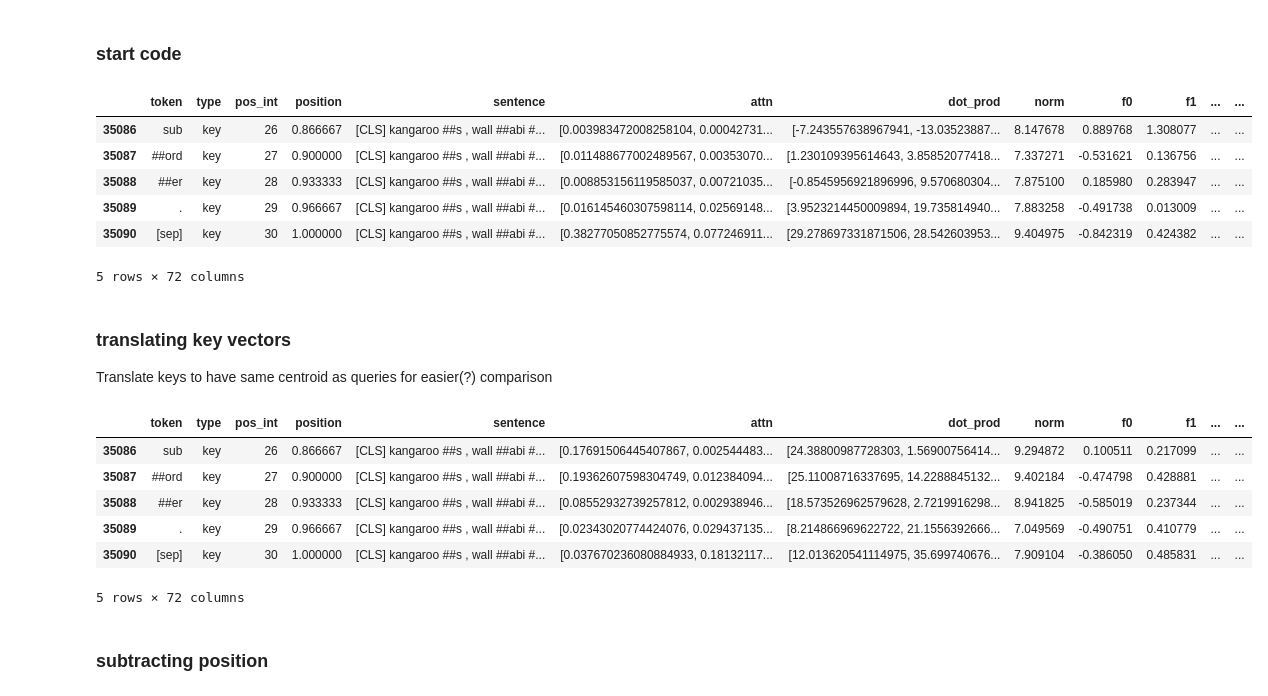
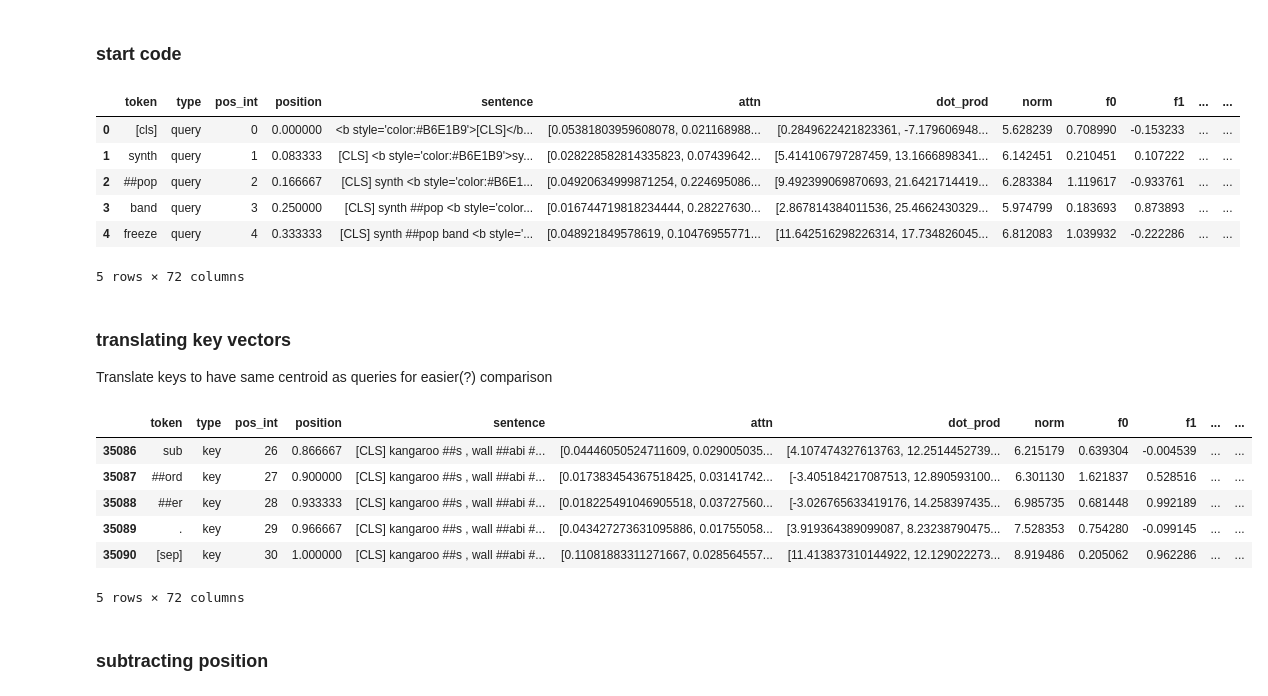
Before and after one commit to catherinesyeh/attention-exploration, a Jupyter notebook: attention.ipynb, the cells around one changed output. Cells and saved outputs as stored; diff of their text form; code cells hidden in the pictures.

```diff
--- a/attention.ipynb
+++ b/attention.ipynb
@@ -1671,41 +1671,39 @@ def make_df(layer, head):
 
     # norms
     norms_q = []
     norms_k = []
     for i in range(len(queries[layer][head])):
         q = queries[layer][head][i]
         k = keys[layer][head][i]
         norms_q.append(np.linalg.norm(q))
         norms_k.append(np.linalg.norm(k))
     df["norm"] = norms_q + norms_k
 
     # df = pd.concat([df.iloc[:5021], df.iloc[30070:30070+5021]]) # only get first X keys + queries
 
     for i in range(vec_size): # store q/k vector values
         qs = [queries[layer][head][j][i] for j in range(num_tokens)]
         ks = [keys[layer][head][j][i] for j in range(num_tokens)]
-        qs = [queries[layer][head][j][i] for j in range(num_tokens)]
-        ks = [keys[layer][head][j][i] for j in range(num_tokens)]
         df["f" + str(i)] = qs + ks # add to dataframe
 
     # comment out line below if want all 60k data points
     df = pd.concat([df.iloc[:5021], df.iloc[30070:30070+5021]]) # only get first X keys + queries
     # df = pd.concat([df.iloc[:5024], df.iloc[30085:30085+5024]]) # only get first X keys + queries
     # print(len(df))
     # df_lab = df.iloc[:, :8].copy() # get label cols only
-    df.to_csv('test.tsv', sep="\t", index=False)
+    # df.to_csv('test.tsv', sep="\t", index=False)
     # df_lab.to_csv('layer' + str(layer) + '/labels' + str(head) + '.tsv', sep="\t", index=False) # save labels to file
 
     return df
 
 # testing
-df = make_df(3, 3)
-df.tail()
+df = make_df(0, 0)
+df.head()
 # %% [output]
 |  | token | type | pos_int | position | sentence | attn | dot_prod | norm | f0 | f1 | ... | ... |
-| 35086 | sub | key | 26 | 0.866667 | [CLS] kangaroo ##s , wall ##abi #... | [0.003983472008258104, 0.00042731... | [-7.243557638967941, -13.03523887... | 8.147678 | 0.889768 | 1.308077 | ... | ... |
-| 35087 | ##ord | key | 27 | 0.900000 | [CLS] kangaroo ##s , wall ##abi #... | [0.011488677002489567, 0.00353070... | [1.230109395614643, 3.85852077418... | 7.337271 | -0.531621 | 0.136756 | ... | ... |
-| 35088 | ##er | key | 28 | 0.933333 | [CLS] kangaroo ##s , wall ##abi #... | [0.008853156119585037, 0.00721035... | [-0.8545956921896996, 9.570680304... | 7.875100 | 0.185980 | 0.283947 | ... | ... |
-| 35089 | . | key | 29 | 0.966667 | [CLS] kangaroo ##s , wall ##abi #... | [0.016145460307598114, 0.02569148... | [3.9523214450009894, 19.735814940... | 7.883258 | -0.491738 | 0.013009 | ... | ... |
-| 35090 | [sep] | key | 30 | 1.000000 | [CLS] kangaroo ##s , wall ##abi #... | [0.38277050852775574, 0.077246911... | [29.278697331871506, 28.542603953... | 9.404975 | -0.842319 | 0.424382 | ... | ... |
+| 0 | [cls] | query | 0 | 0.000000 | <b style='color:#B6E1B9'>[CLS]</b... | [0.05381803959608078, 0.021168988... | [0.2849622421823361, -7.179606948... | 5.628239 | 0.708990 | -0.153233 | ... | ... |
+| 1 | synth | query | 1 | 0.083333 | [CLS] <b style='color:#B6E1B9'>sy... | [0.028228582814335823, 0.07439642... | [5.414106797287459, 13.1666898341... | 6.142451 | 0.210451 | 0.107222 | ... | ... |
+| 2 | ##pop | query | 2 | 0.166667 | [CLS] synth <b style='color:#B6E1... | [0.04920634999871254, 0.224695086... | [9.492399069870693, 21.6421714419... | 6.283384 | 1.119617 | -0.933761 | ... | ... |
+| 3 | band | query | 3 | 0.250000 | [CLS] synth ##pop <b style='color... | [0.016744719818234444, 0.28227630... | [2.867814384011536, 25.4662430329... | 5.974799 | 0.183693 | 0.873893 | ... | ... |
+| 4 | freeze | query | 4 | 0.333333 | [CLS] synth ##pop band <b style='... | [0.048921849578619, 0.10476955771... | [11.642516298226314, 17.734826045... | 6.812083 | 1.039932 | -0.222286 | ... | ... |
 5 rows × 72 columns
@@ -1798,9 +1761,9 @@ df = translate_loop(df)
 df.tail()
 # %% [output]
 |  | token | type | pos_int | position | sentence | attn | dot_prod | norm | f0 | f1 | ... | ... |
-| 35086 | sub | key | 26 | 0.866667 | [CLS] kangaroo ##s , wall ##abi #... | [0.17691506445407867, 0.002544483... | [24.38800987728303, 1.56900756414... | 9.294872 | 0.100511 | 0.217099 | ... | ... |
-| 35087 | ##ord | key | 27 | 0.900000 | [CLS] kangaroo ##s , wall ##abi #... | [0.19362607598304749, 0.012384094... | [25.11008716337695, 14.2288845132... | 9.402184 | -0.474798 | 0.428881 | ... | ... |
-| 35088 | ##er | key | 28 | 0.933333 | [CLS] kangaroo ##s , wall ##abi #... | [0.08552932739257812, 0.002938946... | [18.573526962579628, 2.7219916298... | 8.941825 | -0.585019 | 0.237344 | ... | ... |
-| 35089 | . | key | 29 | 0.966667 | [CLS] kangaroo ##s , wall ##abi #... | [0.02343020774424076, 0.029437135... | [8.214866969622722, 21.1556392666... | 7.049569 | -0.490751 | 0.410779 | ... | ... |
-| 35090 | [sep] | key | 30 | 1.000000 | [CLS] kangaroo ##s , wall ##abi #... | [0.037670236080884933, 0.18132117... | [12.013620541114975, 35.699740676... | 7.909104 | -0.386050 | 0.485831 | ... | ... |
+| 35086 | sub | key | 26 | 0.866667 | [CLS] kangaroo ##s , wall ##abi #... | [0.04446050524711609, 0.029005035... | [4.107474327613763, 12.2514452739... | 6.215179 | 0.639304 | -0.004539 | ... | ... |
+| 35087 | ##ord | key | 27 | 0.900000 | [CLS] kangaroo ##s , wall ##abi #... | [0.017383454367518425, 0.03141742... | [-3.405184217087513, 12.890593100... | 6.301130 | 1.621837 | 0.528516 | ... | ... |
+| 35088 | ##er | key | 28 | 0.933333 | [CLS] kangaroo ##s , wall ##abi #... | [0.018225491046905518, 0.03727560... | [-3.026765633419176, 14.258397435... | 6.985735 | 0.681448 | 0.992189 | ... | ... |
+| 35089 | . | key | 29 | 0.966667 | [CLS] kangaroo ##s , wall ##abi #... | [0.043427273631095886, 0.01755058... | [3.919364389099087, 8.23238790475... | 7.528353 | 0.754280 | -0.099145 | ... | ... |
+| 35090 | [sep] | key | 30 | 1.000000 | [CLS] kangaroo ##s , wall ##abi #... | [0.11081883311271667, 0.028564557... | [11.413837310144922, 12.129022273... | 8.919486 | 0.205062 | 0.962286 | ... | ... |
 5 rows × 72 columns
```
Also changed, not shown: parts of 15 cells of this notebook, 1 other file.
